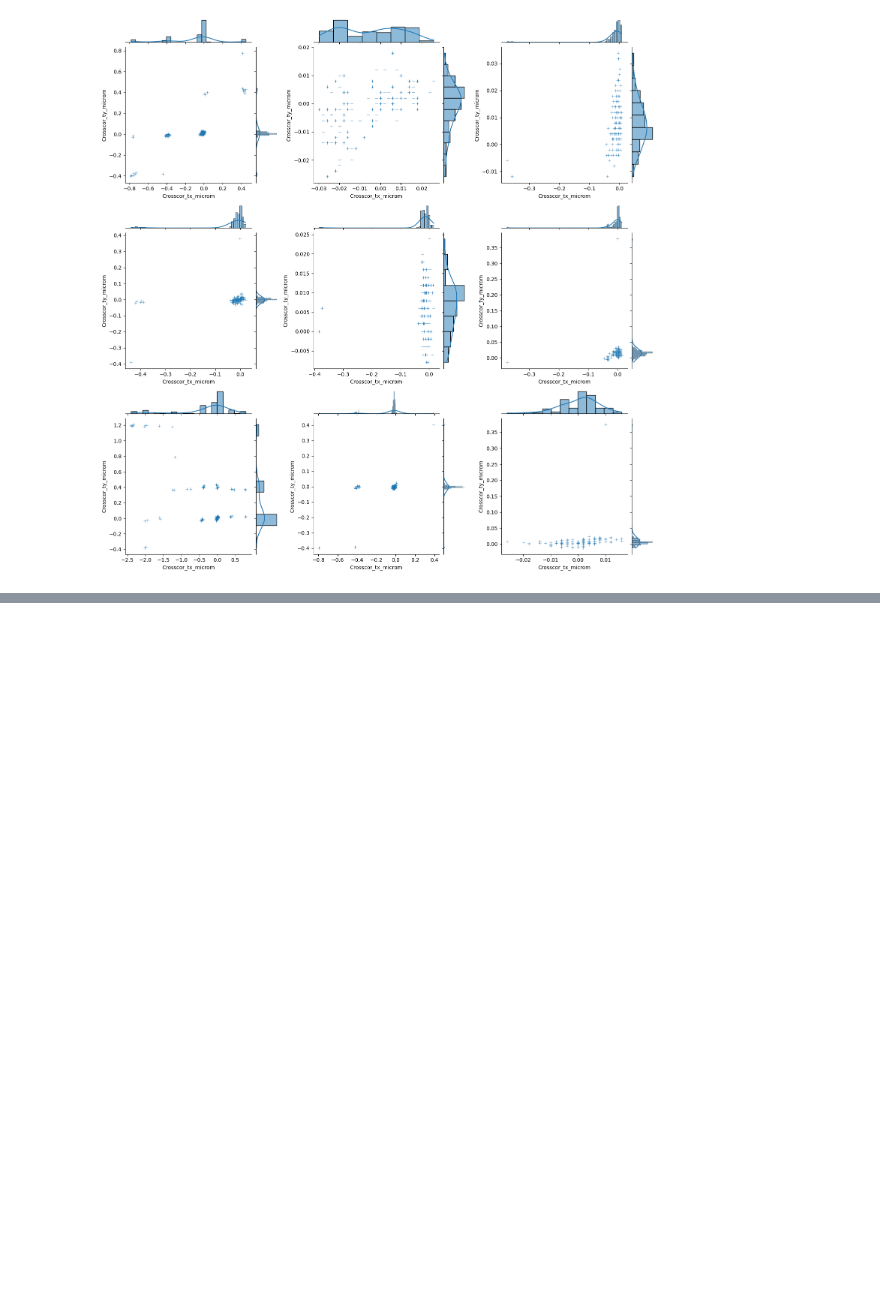
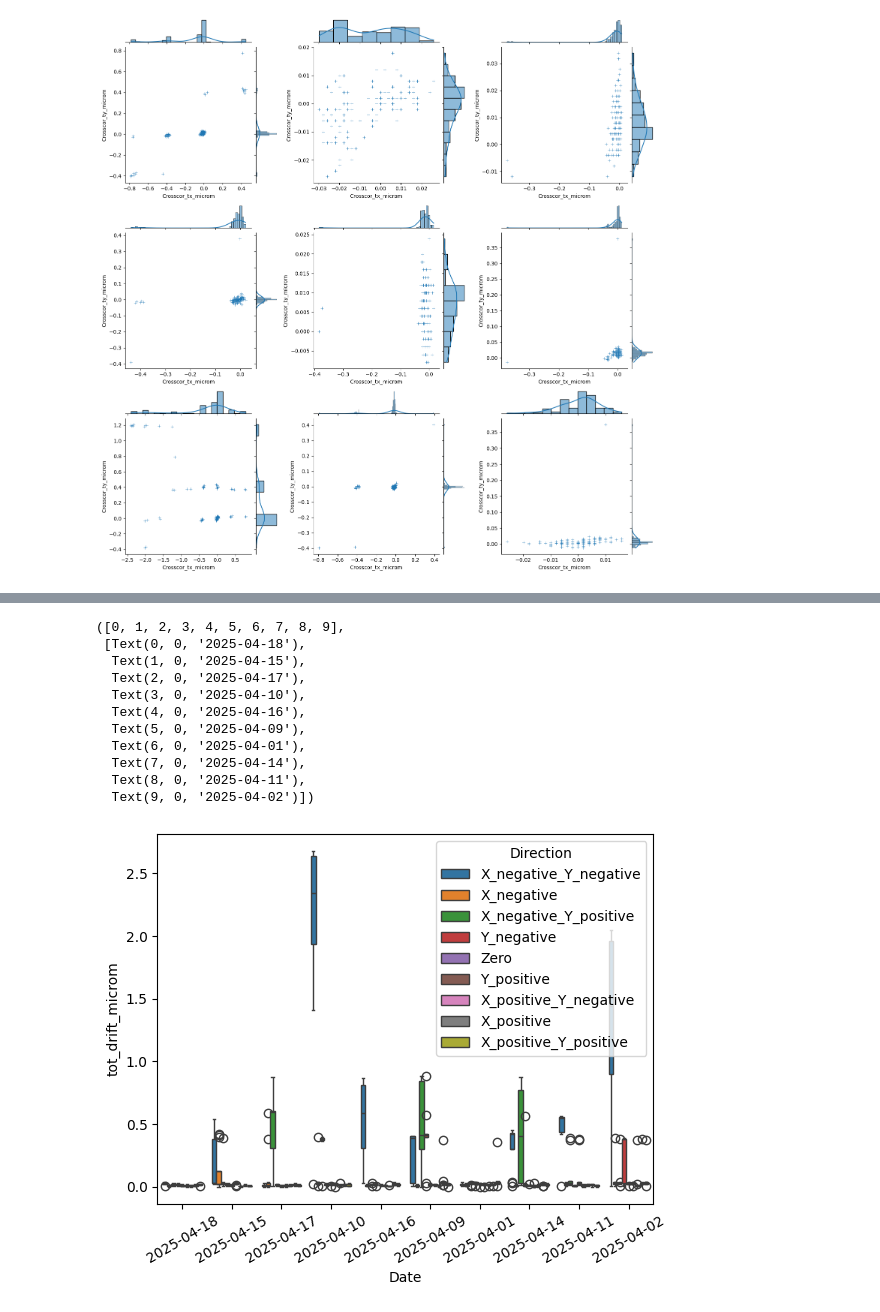
Before and after one commit to Open-2-Photon-Microscope/OF-larger-delta-stage, a Jupyter notebook: code/S5_Notebook.ipynb, the cells around one changed output, grey strips where cells are left out. Saved outputs shown, nothing was run; the diff lists cells and outputs as text; code cells hidden in the pictures; blank space fills up the shorter version.

```diff
--- a/code/S5_Notebook.ipynb
+++ b/code/S5_Notebook.ipynb
@@ -261,0 +273,16 @@ sns.jointplot(data=all_data,x='Time_in_min',y='tot_drift_microm',marker='+',drop
+# %%
+sns.boxplot(data=all_data,x='Date',y='tot_drift_microm', hue='Direction')
+plt.xticks(rotation=30)
+# %% [output]
+([0, 1, 2, 3, 4, 5, 6, 7, 8, 9],
+ [Text(0, 0, '2025-04-18'),
+  Text(1, 0, '2025-04-15'),
+  Text(2, 0, '2025-04-17'),
+  Text(3, 0, '2025-04-10'),
+  Text(4, 0, '2025-04-16'),
+  Text(5, 0, '2025-04-09'),
+  Text(6, 0, '2025-04-01'),
+  Text(7, 0, '2025-04-14'),
+  Text(8, 0, '2025-04-11'),
+  Text(9, 0, '2025-04-02')])
+[figure, added]
```
Also changed, not shown: parts of 5 cells of this notebook, 2 other files.
